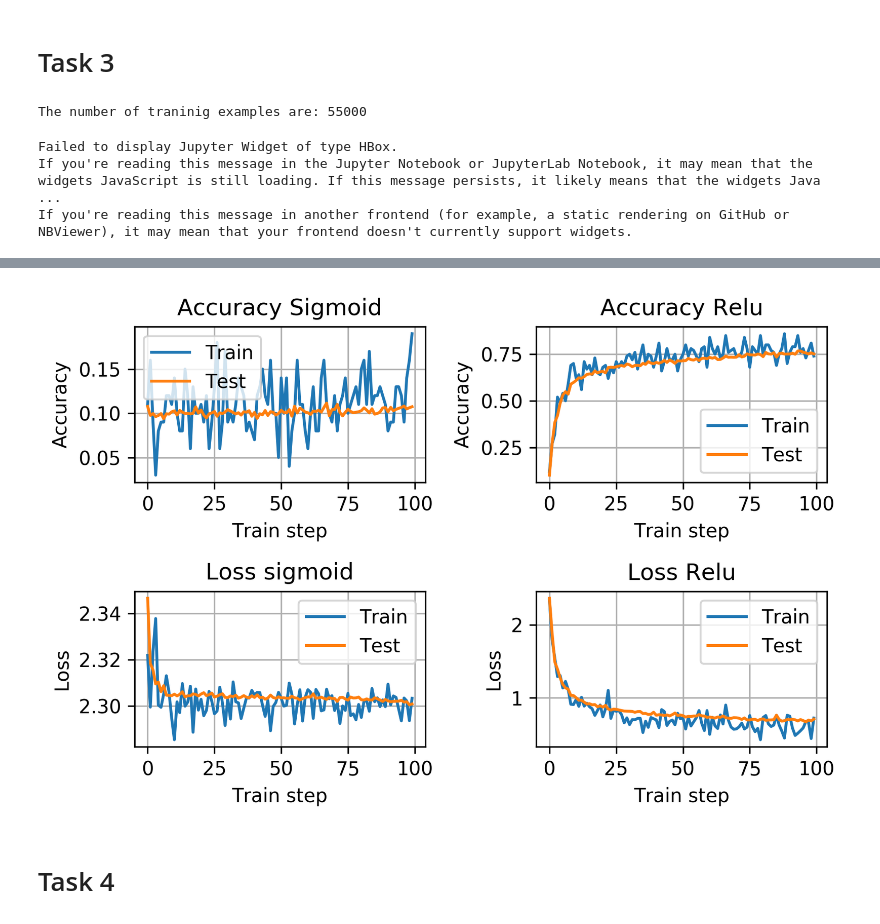
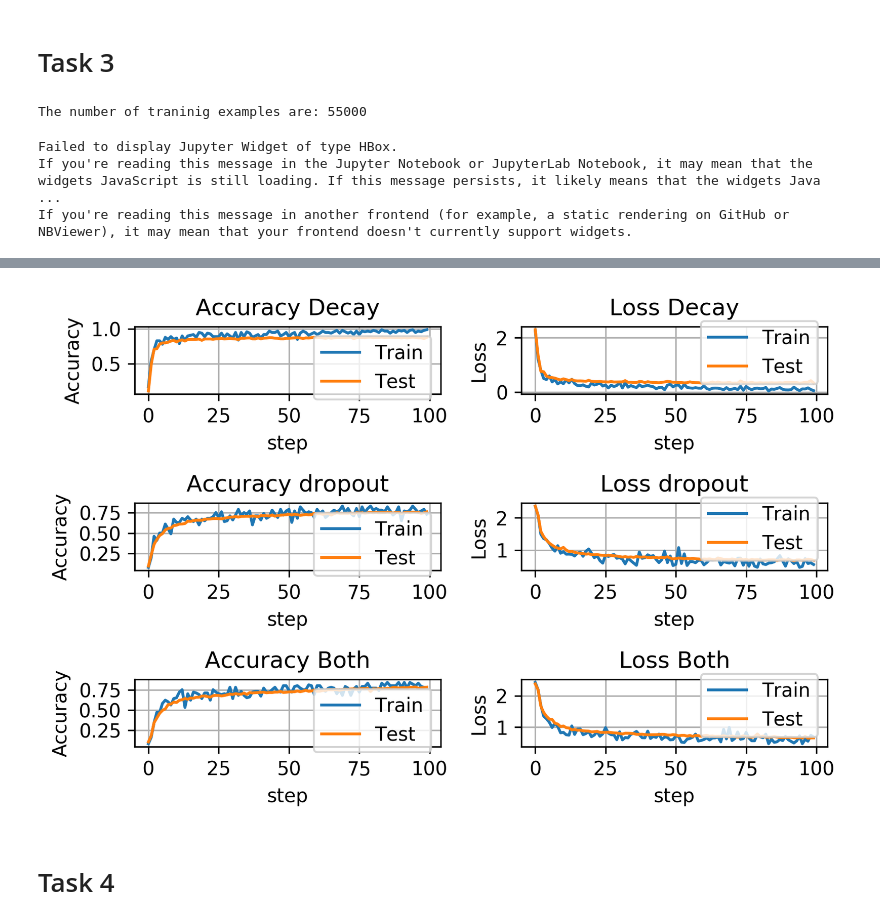
Before and after one commit to HamedMP/TensorFlowBasics, a Jupyter notebook: main.ipynb, the cells around one changed output, grey strips where cells are left out. Cells and saved outputs as stored; diff of their text form; code cells hidden in the pictures.

```diff
--- a/main.ipynb
+++ b/main.ipynb
@@ -372,8 +354,11 @@ finish
 %matplotlib inline
 
 def training_task3(activation_type = 1, pkeep = 0.5, optimizer_type="gradient", starter_learning_rate=0.1):
-    global_step = tf.Variable(0, trainable=False)
-    learning_rate = tf.train.exponential_decay(starter_learning_rate, global_step,100000, 0.96, staircase=True)
+    if starter_learning_rate !=0:
+        global_step = tf.Variable(0, trainable=False)
+        learning_rate = tf.train.exponential_decay(starter_learning_rate, global_step,100000, 0.96, staircase=True)
+    else:
+        learning_rate = 0.1
     #Placeholders
     X = tf.placeholder(tf.float32, [None, 784])
     Y_ = tf.placeholder(tf.float32, [None, 10])
@@ -474,52 +459,76 @@ def training_task3(activation_type = 1, pkeep = 0.5, optimizer_type="gradient",
 
     return train_a, test_a, train_c, test_c
 # %%
-train_a_sig, test_a_sig, train_c_sig, test_c_sig = training_task3(activation_type=0)
-train_a_relu, test_a_relu, train_c_relu, test_c_relu = training_task3(activation_type=1)
+### only decay
+train_a_d, test_a_d, train_c_d, test_c_d = training_task3(activation_type=1,pkeep=1.0)
 
 plt.rcParams['figure.dpi']= 300
-fig, ax = plt.subplots(nrows=2, ncols=2)
+fig, ax = plt.subplots(nrows=3, ncols=2)
 
+print("Decay test accuracy is : "+str(test_a_d[-1]))
 # accuracy training vs testing dataset
-plt.subplot(2, 2, 1)
-plt.plot(train_a_sig, label='Train')
-plt.plot(test_a_sig, label='Test')
+plt.subplot(3, 2, 1)
+plt.plot(train_a_d, label='Train')
+plt.plot(test_a_d, label='Test')
 plt.legend()
 plt.ylabel('Accuracy')
-plt.xlabel('Train step')
-plt.title('Accuracy Sigmoid')
+plt.xlabel('step')
+plt.title('Accuracy Decay')
 plt.grid(True)
 
+plt.subplot(3, 2, 2)
+plt.plot(train_c_d, label='Train')
+plt.plot(test_c_d, label='Test')
+plt.legend()
+plt.ylabel('Loss')
+plt.xlabel('step')
+plt.title('Loss Decay')
+plt.grid(True)
 
-plt.subplot(2, 2, 2)
-plt.plot(train_a_relu, label='Train')
-plt.plot(test_a_relu, label='Test')
+#Only dropout
+train_a_dr, test_a_dr, train_c_dr, test_c_dr = training_task3(activation_type=1,starter_learning_rate=0)
+
+print("Dropout test accuracy is : "+str(test_a_dr[-1]))
+
+plt.subplot(3, 2, 3)
+plt.plot(train_a_dr, label='Train')
+plt.plot(test_a_dr, label='Test')
 plt.legend()
 plt.ylabel('Accuracy')
-plt.xlabel('Train step')
-plt.title('Accuracy Relu')
+plt.xlabel('step')
+plt.title('Accuracy dropout')
 plt.grid(True)
 
-
-
-# loss training vs testing dataset
-plt.subplot(2, 2, 3)
-plt.plot(train_c_sig, label='Train')
-plt.plot(test_c_sig, label='Test')
+plt.subplot(3, 2, 4)
+plt.plot(train_c_dr, label='Train')
+plt.plot(test_c_dr, label='Test')
 plt.legend()
 plt.ylabel('Loss')
-plt.xlabel('Train step')
-plt.title('Loss sigmoid')
+plt.xlabel('step')
+plt.title('Loss dropout')
 plt.grid(True)
 
+# Both
+train_a_b, test_a_b, train_c_b, test_c_b = training_task3(activation_type=1)
 
-plt.subplot(2, 2, 4)
-plt.plot(train_c_relu, label='Train')
-plt.plot(test_c_relu, label='Test')
+print("Both test accuracy is : "+str(test_a_b[-1]))
+
+plt.subplot(3, 2, 5)
+plt.plot(train_a_b, label='Train')
+plt.plot(test_a_b, label='Test')
+plt.legend()
+plt.ylabel('Accuracy')
+plt.xlabel('step')
+plt.title('Accuracy Both')
+plt.grid(True)
+
+plt.subplot(3, 2, 6)
+plt.plot(train_c_b, label='Train')
+plt.plot(test_c_b, label='Test')
 plt.legend()
 plt.ylabel('Loss')
-plt.xlabel('Train step')
-plt.title('Loss Relu')
+plt.xlabel('step')
+plt.title('Loss Both')
 plt.grid(True)
 
 plt.tight_layout()
@@ -536,4 +561,4 @@ If you're reading this message in another frontend (for example, a static render
-[figure, old version]
+[figure, new version]
 # %% [markdown]
 # Task 4
 # %%
```
Also changed, not shown: parts of 10 cells of this notebook.
